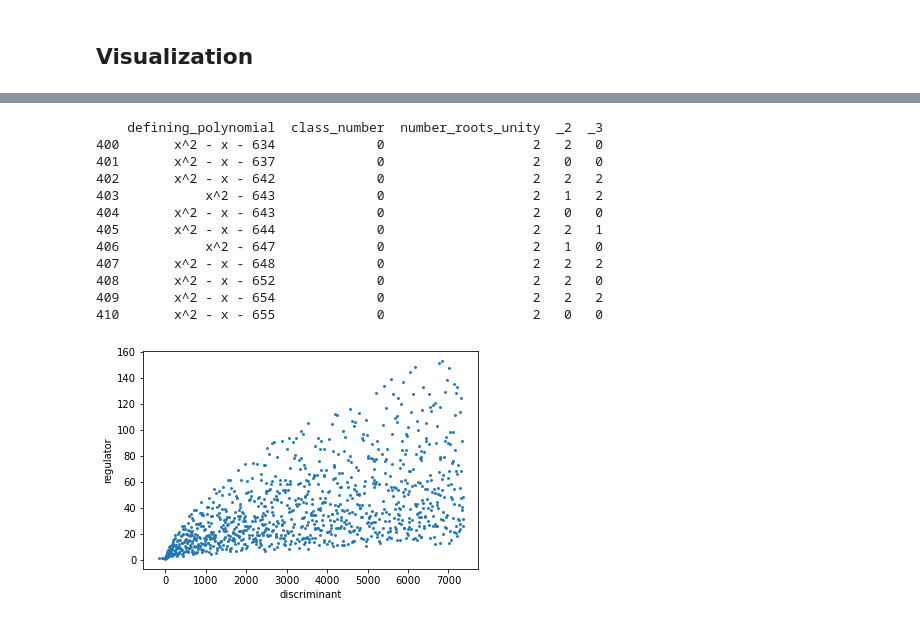
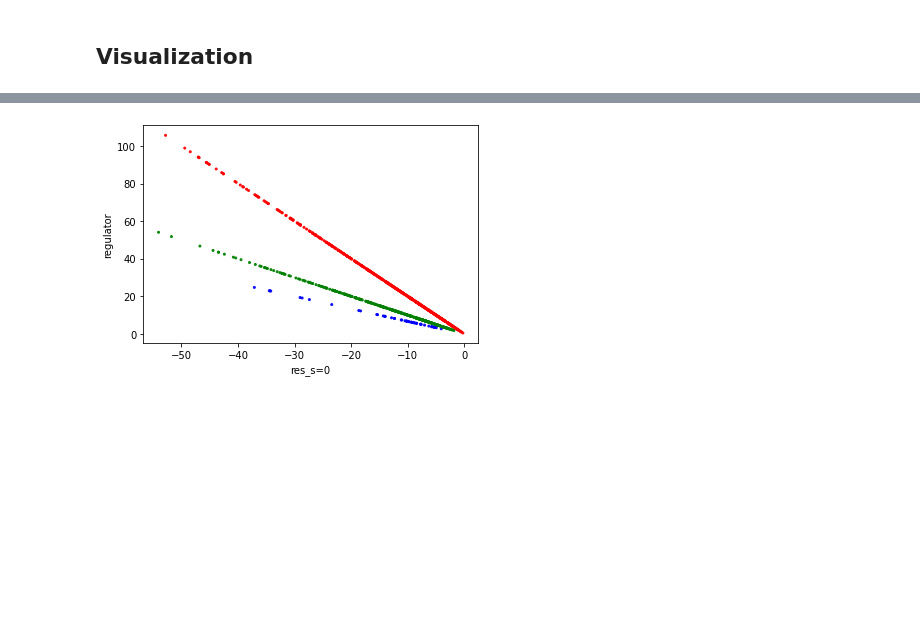
Before and after one commit to Sultanow/number_fields, a Jupyter notebook: python/notebooks/playground_viz.ipynb, the cells around one changed output, grey strips where cells are left out. Cells and saved outputs as stored; diff of their text form; code cells hidden in the pictures; blank space fills up the shorter version.

```diff
--- a/python/notebooks/playground_viz.ipynb
+++ b/python/notebooks/playground_viz.ipynb
@@ -24,7 +24,7 @@ import plotly.graph_objs as go
 # %% [markdown]
 ## Read data
 # %%
-df_all = pd.read_csv('C:/Temp/n=2_all_data - order3.csv')
+df_all = pd.read_csv('C:/Temp/all_real_quad_fields.csv')
 # %%
 # Columns are:
 # 'defining_polynomial'
@@ -50,6 +51,9 @@ df_all = pd.read_csv('C:/Temp/n=2_all_data - order3.csv')
 # %%
 NEW_CLASS_NAME_ONE = 0
 NEW_CLASS_NAME_TWO = 1
+NEW_CLASS_NAME_THREE = 2
+NEW_CLASS_NAME_FOUR = 3
+NEW_CLASS_NAME_FIVE = 4
 # %%
 df_all.class_number.value_counts()
 # %% [output]
@@ -59,6 +72,8 @@ Name: class_number, dtype: int64
 # %%
 df_all.class_number.replace(1, NEW_CLASS_NAME_ONE, inplace=True)
 df_all.class_number.replace(2, NEW_CLASS_NAME_TWO, inplace=True)
+df_all.class_number.replace(3, NEW_CLASS_NAME_THREE, inplace=True)
+df_all.loc[df_all.class_number > NEW_CLASS_NAME_THREE, 'class_number'] = NEW_CLASS_NAME_FOUR
 # %%
 df_all.class_number.value_counts()
 # %% [output]
@@ -212,32 +239,19 @@ py.iplot(fig, filename='class_number')
 # https://www.kaggle.com/robjan/binary-classification-with-visualization
 # https://stackabuse.com/classification-in-python-with-scikit-learn-and-pandas
 # %%
-print(df_all.loc[400:410, ['defining_polynomial', 'class_number', 'number_roots_unity', '_2', '_3']])
-df_plot = df_all.iloc[0:1000]
+df_plot = df_all[df_all.class_number <= 2]
+df_plot = df_plot.iloc[0:1000]
 # df_plot = df_all
-x = df_plot['discriminant'].to_numpy()
+x = df_plot['res_s=0'].to_numpy()
 y = df_plot['regulator'].to_numpy()
 colors = df_all['class_number']
-color_map = {1:'red', 2:'blue'}
+color_map = {0:'red', 1:'green', 2:'blue'}
 
 f = plt.figure()
-# plt.scatter(x, y, s=4, alpha=0.9, c=colors.map(color_map))
-plt.scatter(x, y, s=4, alpha=0.9)
+plt.scatter(x, y, s=4, alpha=0.9, c=df_plot.class_number.map(color_map))
 # plt.title("class 1 (red) and class 2 (blue) for x^2 + bx + c")
-plt.xlabel("discriminant")
+plt.xlabel("res_s=0")
 plt.ylabel("regulator")
 plt.show()
 # %% [output]
-    defining_polynomial  class_number  number_roots_unity  _2  _3
-400       x^2 - x - 634             0                   2   2   0
-401       x^2 - x - 637             0                   2   0   0
-402       x^2 - x - 642             0                   2   2   2
-403           x^2 - 643             0                   2   1   2
-404       x^2 - x - 643             0                   2   0   0
-405       x^2 - x - 644             0                   2   2   1
-406           x^2 - 647             0                   2   1   0
-407       x^2 - x - 648             0                   2   2   2
-408       x^2 - x - 652             0                   2   2   0
-409       x^2 - x - 654             0                   2   2   2
-410       x^2 - x - 655             0                   2   0   0
-[figure, old version]
+[figure, new version]
```
Also changed, not shown: parts of 6 cells of this notebook.
